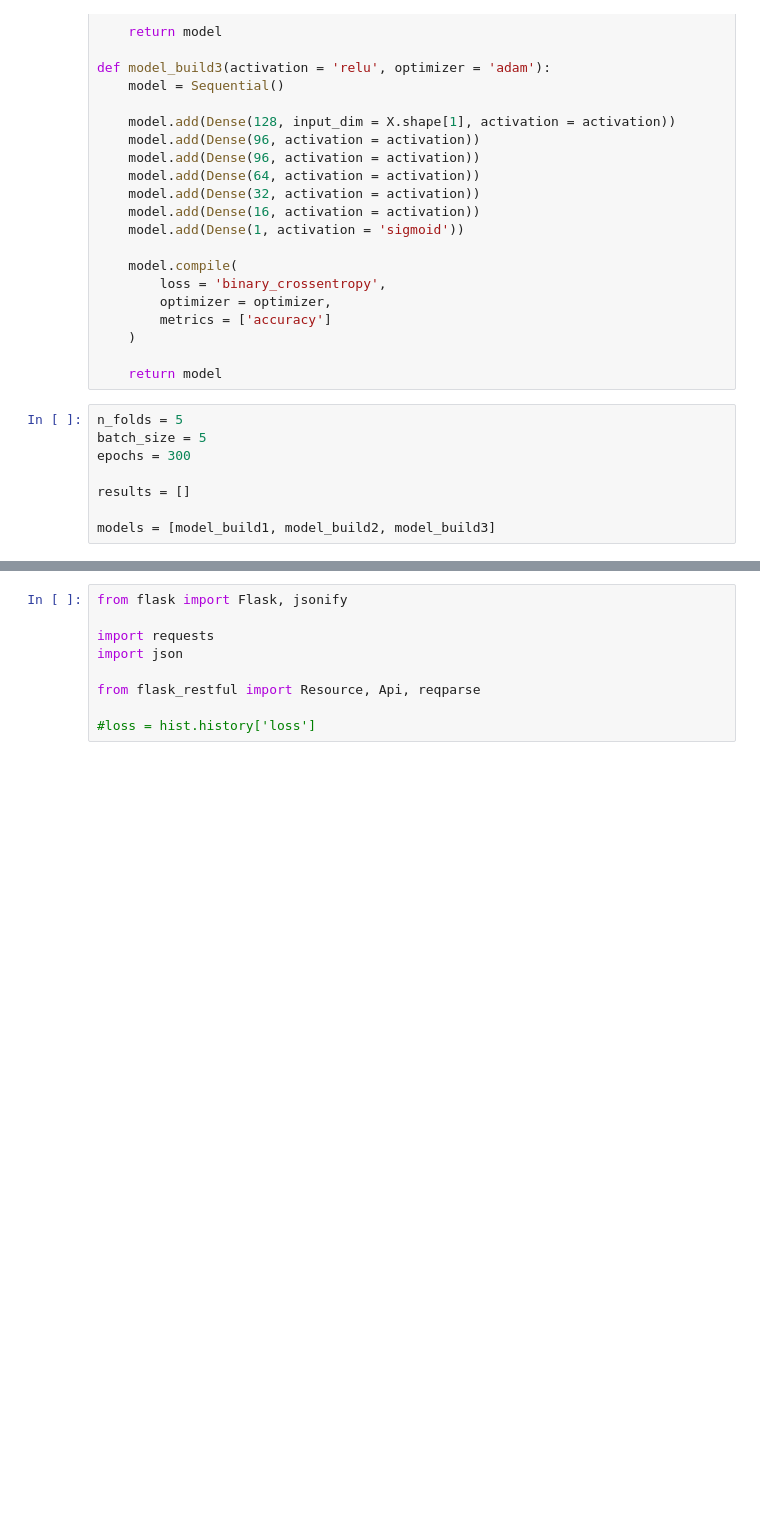
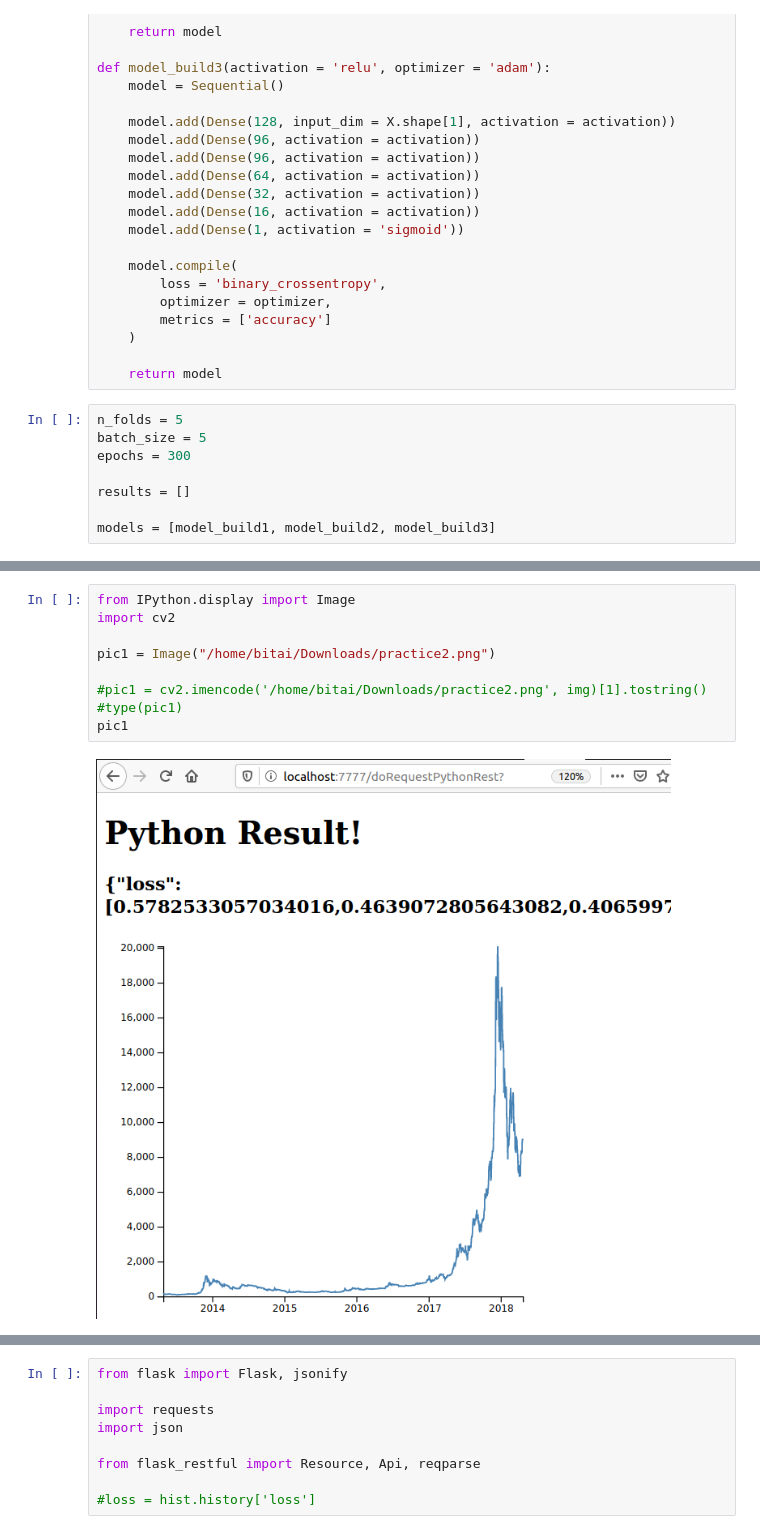
Before and after one commit to Jelly6489/testRepoKJY, a Jupyter notebook: Problem_2.ipynb, the cells around one changed output, grey strips where cells are left out. Cells and saved outputs as stored; diff of their text form; blank space fills up the shorter version.

```diff
--- a/Problem_2.ipynb
+++ b/Problem_2.ipynb
@@ -246,3 +246,14 @@ Epoch 288/300
+# %%
+from IPython.display import Image
+import cv2
+
+pic1 = Image("/home/bitai/Downloads/practice2.png")
+
+#pic1 = cv2.imencode('/home/bitai/Downloads/practice2.png', img)[1].tostring()
+#type(pic1)
+pic1
+# %% [output]
+[figure, added]
 # %%
 c = 0
 p1 = activations[active]
```
Also changed, not shown: parts of 5 cells of this notebook, 2 other files.
